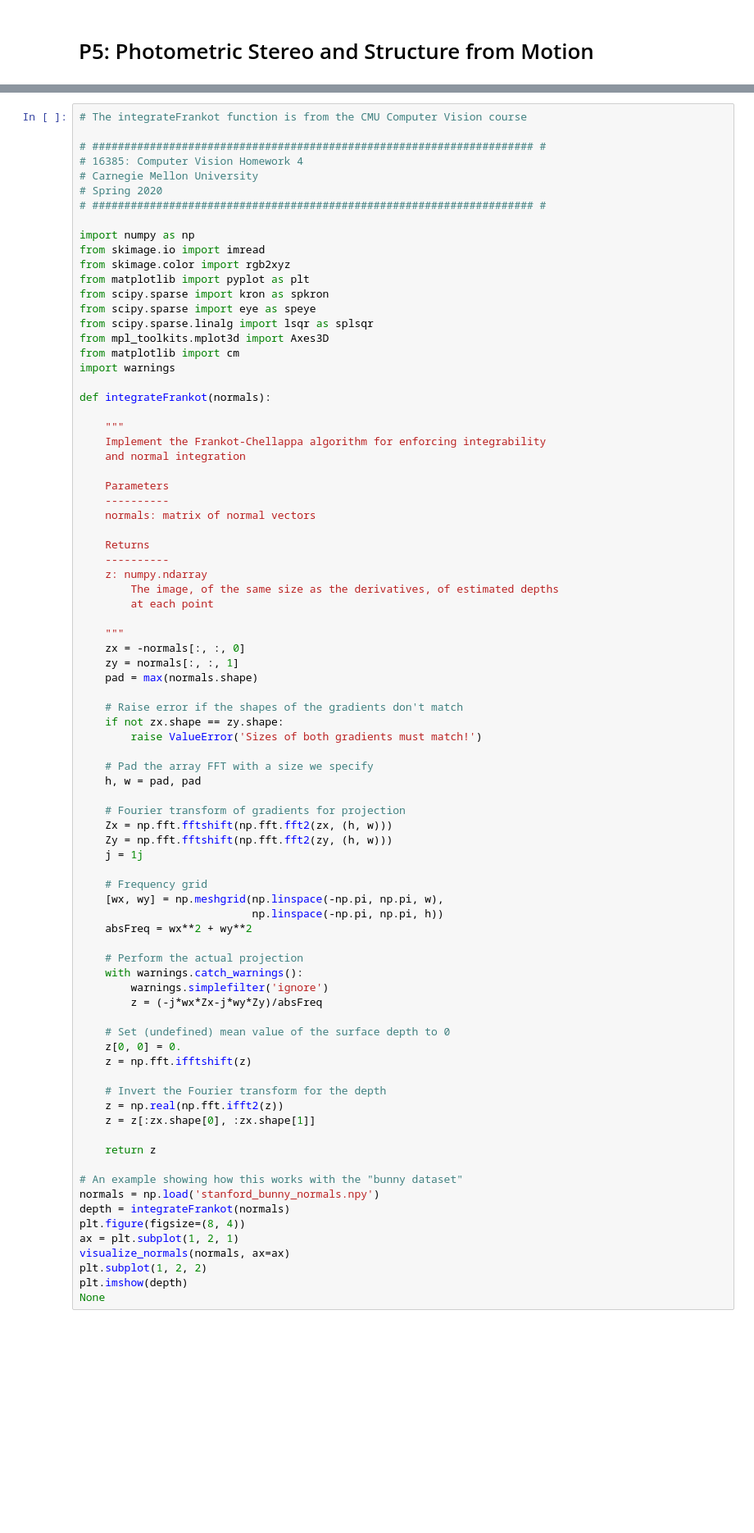
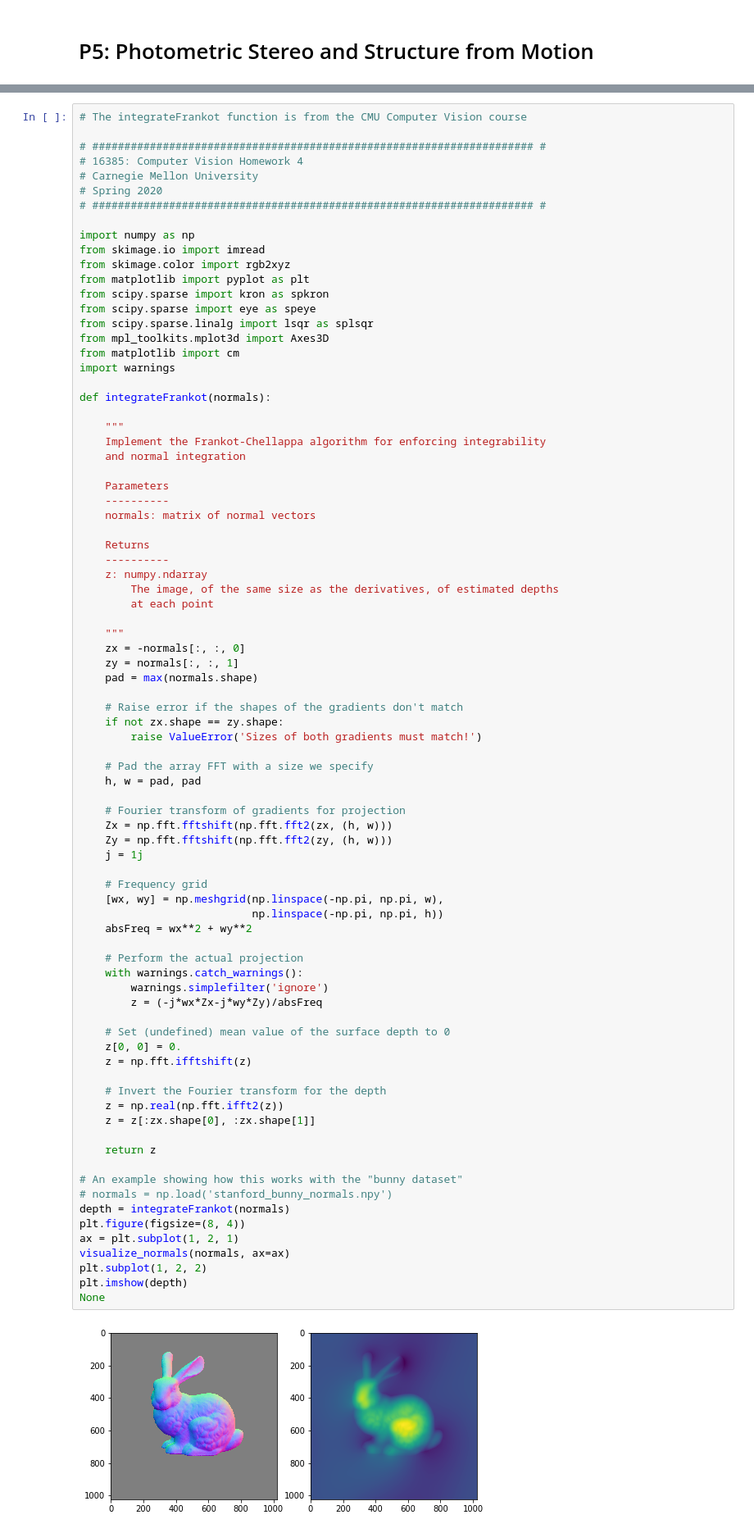
Before and after one commit to 2016bgeyer/Photometric-Stereo-Structure-From-Motion, a Jupyter notebook: P5_photometric_stereo.ipynb, the cells around one changed output, grey strips where cells are left out. Shown at 82% size. Saved outputs shown, nothing was run; the diff lists cells and outputs as text; blank space fills up the shorter version.

```diff
--- a/P5_photometric_stereo.ipynb
+++ b/P5_photometric_stereo.ipynb
@@ -152,31 +166,33 @@ def integrateFrankot(normals):
     j = 1j
 
     # Frequency grid
     [wx, wy] = np.meshgrid(np.linspace(-np.pi, np.pi, w),
                            np.linspace(-np.pi, np.pi, h))
     absFreq = wx**2 + wy**2
 
     # Perform the actual projection
     with warnings.catch_warnings():
         warnings.simplefilter('ignore')
         z = (-j*wx*Zx-j*wy*Zy)/absFreq
 
     # Set (undefined) mean value of the surface depth to 0
     z[0, 0] = 0.
     z = np.fft.ifftshift(z)
 
     # Invert the Fourier transform for the depth
     z = np.real(np.fft.ifft2(z))
     z = z[:zx.shape[0], :zx.shape[1]]
 
     return z
 
 # An example showing how this works with the "bunny dataset"
-normals = np.load('stanford_bunny_normals.npy')
+# normals = np.load('stanford_bunny_normals.npy')
 depth = integrateFrankot(normals)
 plt.figure(figsize=(8, 4))
 ax = plt.subplot(1, 2, 1)
 visualize_normals(normals, ax=ax)
 plt.subplot(1, 2, 2)
 plt.imshow(depth)
 None
+# %% [output]
+[figure, added]
```
Also changed, not shown: parts of 4 cells of this notebook.
